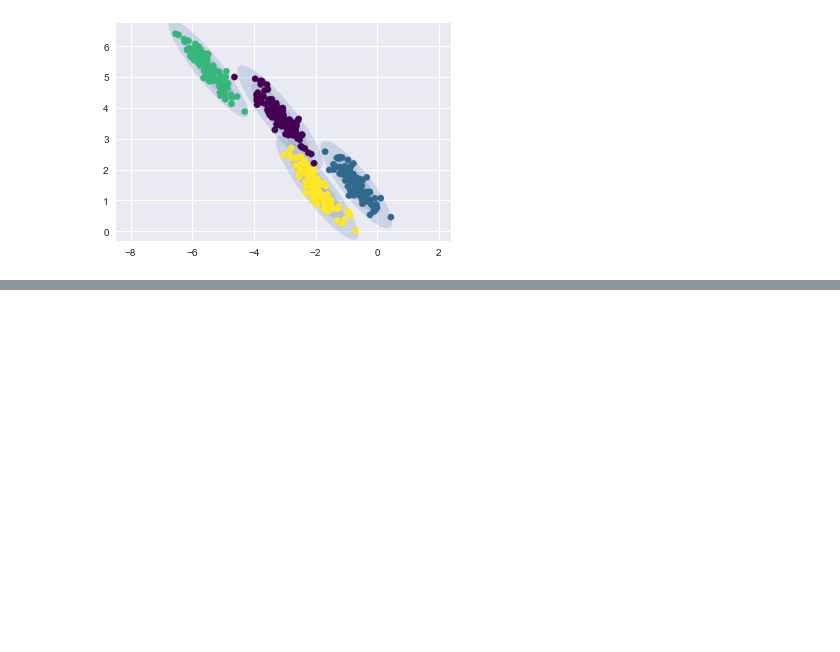
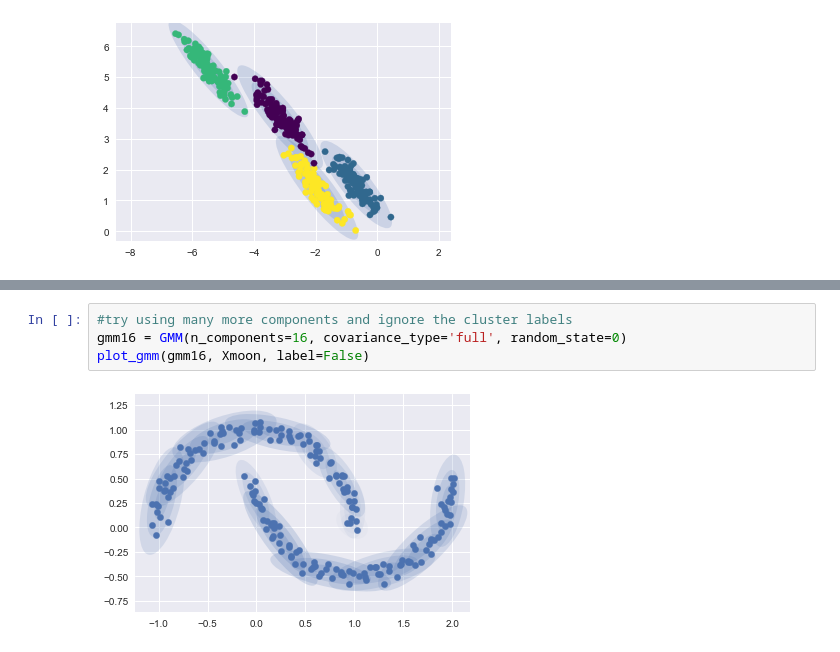
Before and after one commit to johnnyjw/pyth_dat_sci_working, a Jupyter notebook: ch5_463.ipynb, the cells around one changed output, grey strips where cells are left out. Saved outputs shown, nothing was run; the diff lists cells and outputs as text; blank space fills up the shorter version.

```diff
--- a/ch5_463.ipynb
+++ b/ch5_463.ipynb
@@ -355,0 +370,6 @@ plot_gmm(gmm, X_stretched)
+# %%
+#try using many more components and ignore the cluster labels
+gmm16 = GMM(n_components=16, covariance_type='full', random_state=0)
+plot_gmm(gmm16, Xmoon, label=False)
+# %% [output]
+[figure, added]
```
Also changed, not shown: parts of 37 cells of this notebook, 1 other file.
